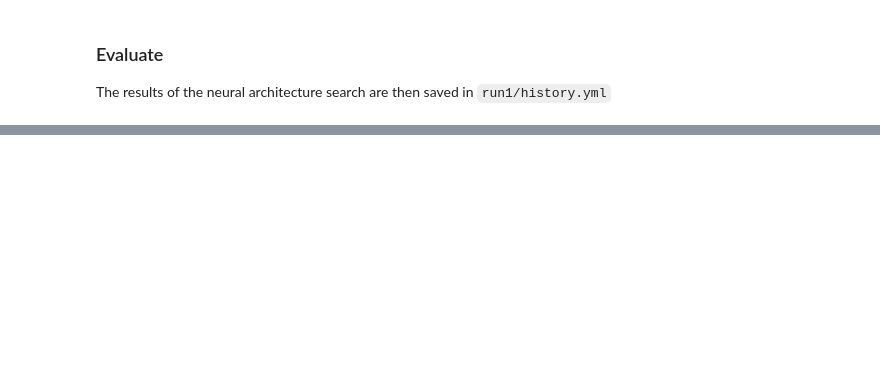
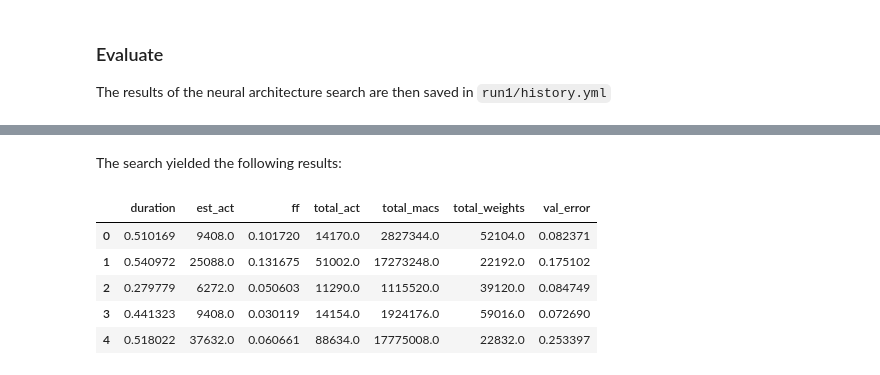
Before and after one commit to ekut-es/hannah, a Jupyter notebook: tutorials/automlschool24/hannah_handson_automlschool24.ipynb, the cells around one changed output, grey strips where cells are left out. Saved outputs shown, nothing was run; the diff lists cells and outputs as text; code cells hidden in the pictures; blank space fills up the shorter version.

```diff
--- a/tutorials/automlschool24/hannah_handson_automlschool24.ipynb
+++ b/tutorials/automlschool24/hannah_handson_automlschool24.ipynb
@@ -196,0 +302,17 @@ df
+# %% [markdown]
+The search yielded the following results:
+# %%
+import pandas as pd
+import yaml
+
+history = yaml.unsafe_load((wd / "run_nn_meter" / "history.yml").read_text())
+
+df = pd.DataFrame((item.result for item in history))
+df
+# %% [output]
+|  | duration | est_act | ff | total_act | total_macs | total_weights | val_error |
+| 0 | 0.510169 | 9408.0 | 0.101720 | 14170.0 | 2827344.0 | 52104.0 | 0.082371 |
+| 1 | 0.540972 | 25088.0 | 0.131675 | 51002.0 | 17273248.0 | 22192.0 | 0.175102 |
+| 2 | 0.279779 | 6272.0 | 0.050603 | 11290.0 | 1115520.0 | 39120.0 | 0.084749 |
+| 3 | 0.441323 | 9408.0 | 0.030119 | 14154.0 | 1924176.0 | 59016.0 | 0.072690 |
+| 4 | 0.518022 | 37632.0 | 0.060661 | 88634.0 | 17775008.0 | 22832.0 | 0.253397 |
```
Also changed, not shown: parts of 18 cells of this notebook, 5 other files.
